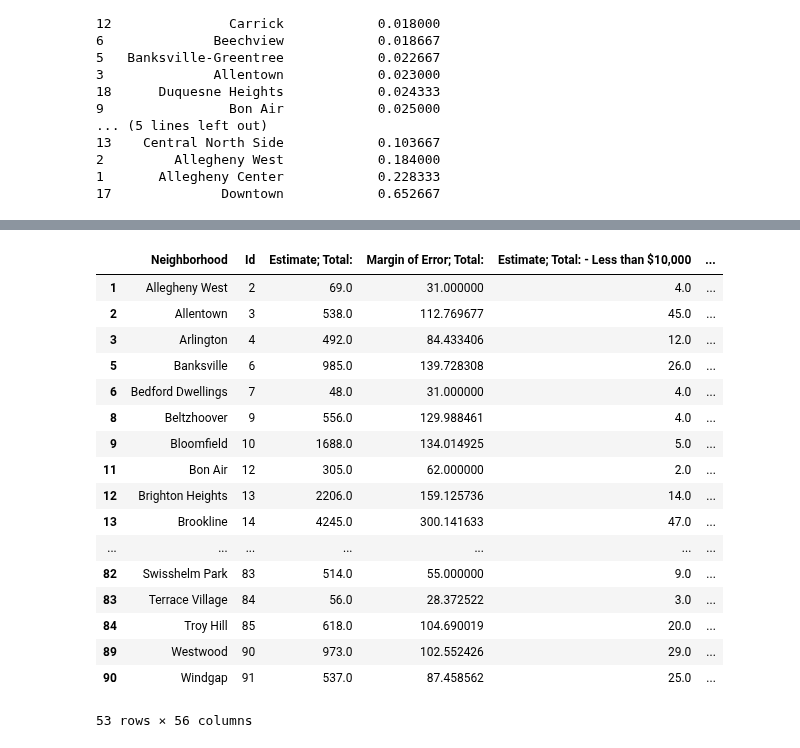
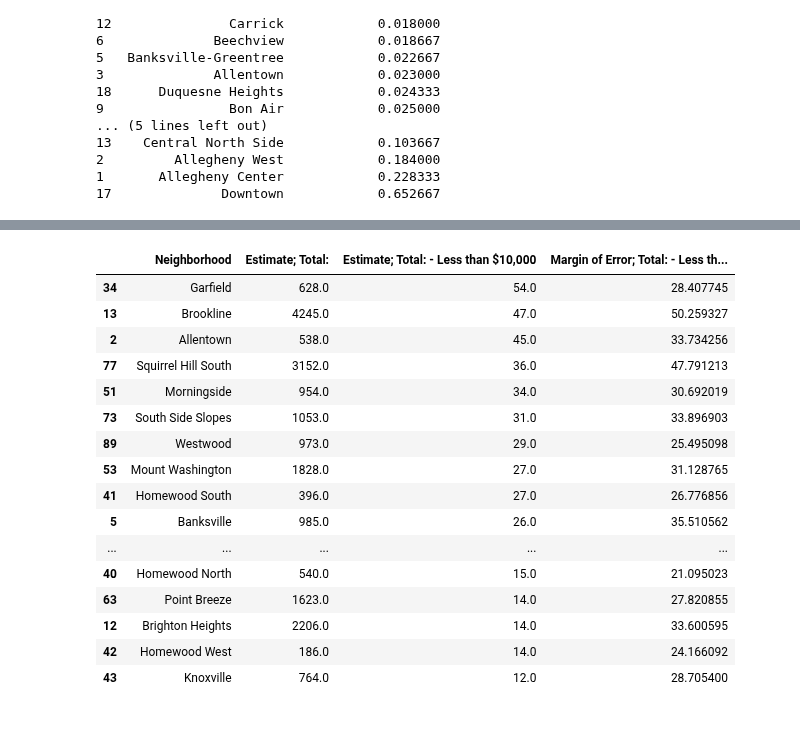
Before and after one commit to Griecok/Homeless-neighborhood, a Jupyter notebook: Homeless.ipynb, the cells around one changed output, grey strips where cells are left out. Drawn from its saved outputs; the diff is of its cells as text; code cells hidden in the pictures.

```diff
--- a/Homeless.ipynb
+++ b/Homeless.ipynb
@@ -64,24 +55,25 @@ plt.show()
 # %%
 url = "https://data.wprdc.org/dataset/5b18c198-474c-4723-b735-cc5220ad43cc/resource/13982f58-e618-400c-8f69-6a32dbd7c68f/download/value.csv"
 df = pd.read_csv(url)
 newDf = df[df['Estimate; Total: - Less than $10,000'] > 0]
-newDf.head(53)
+decendingDf = newDf.sort_values(by='Estimate; Total: - Less than $10,000' , ascending= False)
+
+decendingDf[['Neighborhood', 'Estimate; Total:', 'Estimate; Total: - Less than $10,000', 'Margin of Error; Total: - Less than $10,000']].head(25)
 # %% [output]
-|  | Neighborhood | Id | Estimate; Total: | Margin of Error; Total: | Estimate; Total: - Less than $10,000 | ... |
-| 1 | Allegheny West | 2 | 69.0 | 31.000000 | 4.0 | ... |
-| 2 | Allentown | 3 | 538.0 | 112.769677 | 45.0 | ... |
-| 3 | Arlington | 4 | 492.0 | 84.433406 | 12.0 | ... |
-| 5 | Banksville | 6 | 985.0 | 139.728308 | 26.0 | ... |
-| 6 | Bedford Dwellings | 7 | 48.0 | 31.000000 | 4.0 | ... |
-| 8 | Beltzhoover | 9 | 556.0 | 129.988461 | 4.0 | ... |
-| 9 | Bloomfield | 10 | 1688.0 | 134.014925 | 5.0 | ... |
-| 11 | Bon Air | 12 | 305.0 | 62.000000 | 2.0 | ... |
-| 12 | Brighton Heights | 13 | 2206.0 | 159.125736 | 14.0 | ... |
-| 13 | Brookline | 14 | 4245.0 | 300.141633 | 47.0 | ... |
-| ... | ... | ... | ... | ... | ... | ... |
-| 82 | Swisshelm Park | 83 | 514.0 | 55.000000 | 9.0 | ... |
-| 83 | Terrace Village | 84 | 56.0 | 28.372522 | 3.0 | ... |
-| 84 | Troy Hill | 85 | 618.0 | 104.690019 | 20.0 | ... |
-| 89 | Westwood | 90 | 973.0 | 102.552426 | 29.0 | ... |
-| 90 | Windgap | 91 | 537.0 | 87.458562 | 25.0 | ... |
+|  | Neighborhood | Estimate; Total: | Estimate; Total: - Less than $10,000 | Margin of Error; Total: - Less th... |
+| 34 | Garfield | 628.0 | 54.0 | 28.407745 |
+| 13 | Brookline | 4245.0 | 47.0 | 50.259327 |
+| 2 | Allentown | 538.0 | 45.0 | 33.734256 |
+| 77 | Squirrel Hill South | 3152.0 | 36.0 | 47.791213 |
+| 51 | Morningside | 954.0 | 34.0 | 30.692019 |
+| 73 | South Side Slopes | 1053.0 | 31.0 | 33.896903 |
+| 89 | Westwood | 973.0 | 29.0 | 25.495098 |
+| 53 | Mount Washington | 1828.0 | 27.0 | 31.128765 |
+| 41 | Homewood South | 396.0 | 27.0 | 26.776856 |
+| 5 | Banksville | 985.0 | 26.0 | 35.510562 |
+| ... | ... | ... | ... | ... |
+| 40 | Homewood North | 540.0 | 15.0 | 21.095023 |
+| 63 | Point Breeze | 1623.0 | 14.0 | 27.820855 |
+| 12 | Brighton Heights | 2206.0 | 14.0 | 33.600595 |
+| 42 | Homewood West | 186.0 | 14.0 | 24.166092 |
+| 43 | Knoxville | 764.0 | 12.0 | 28.705400 |
-53 rows × 56 columns
```
Also changed, not shown: parts of 2 cells of this notebook.
